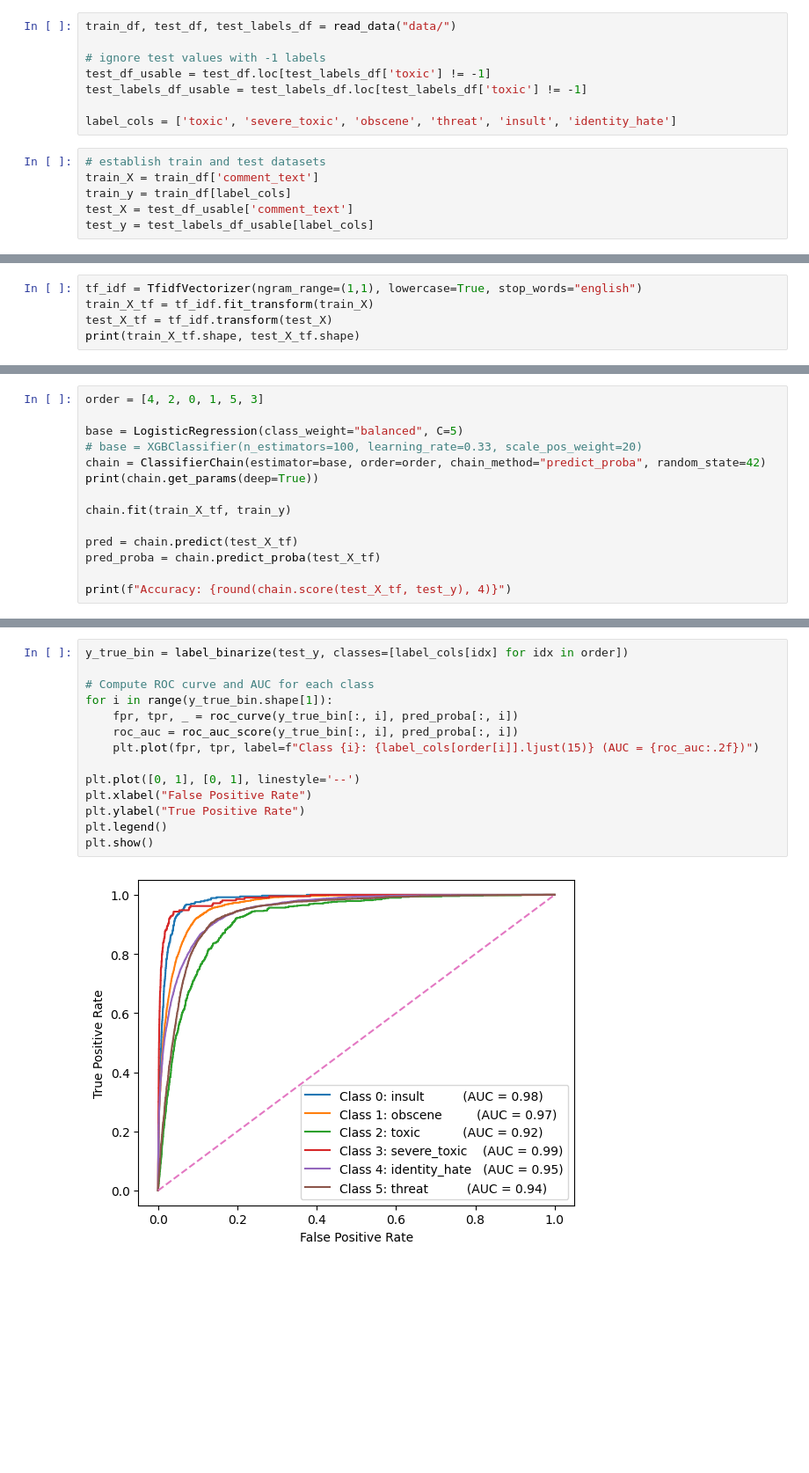
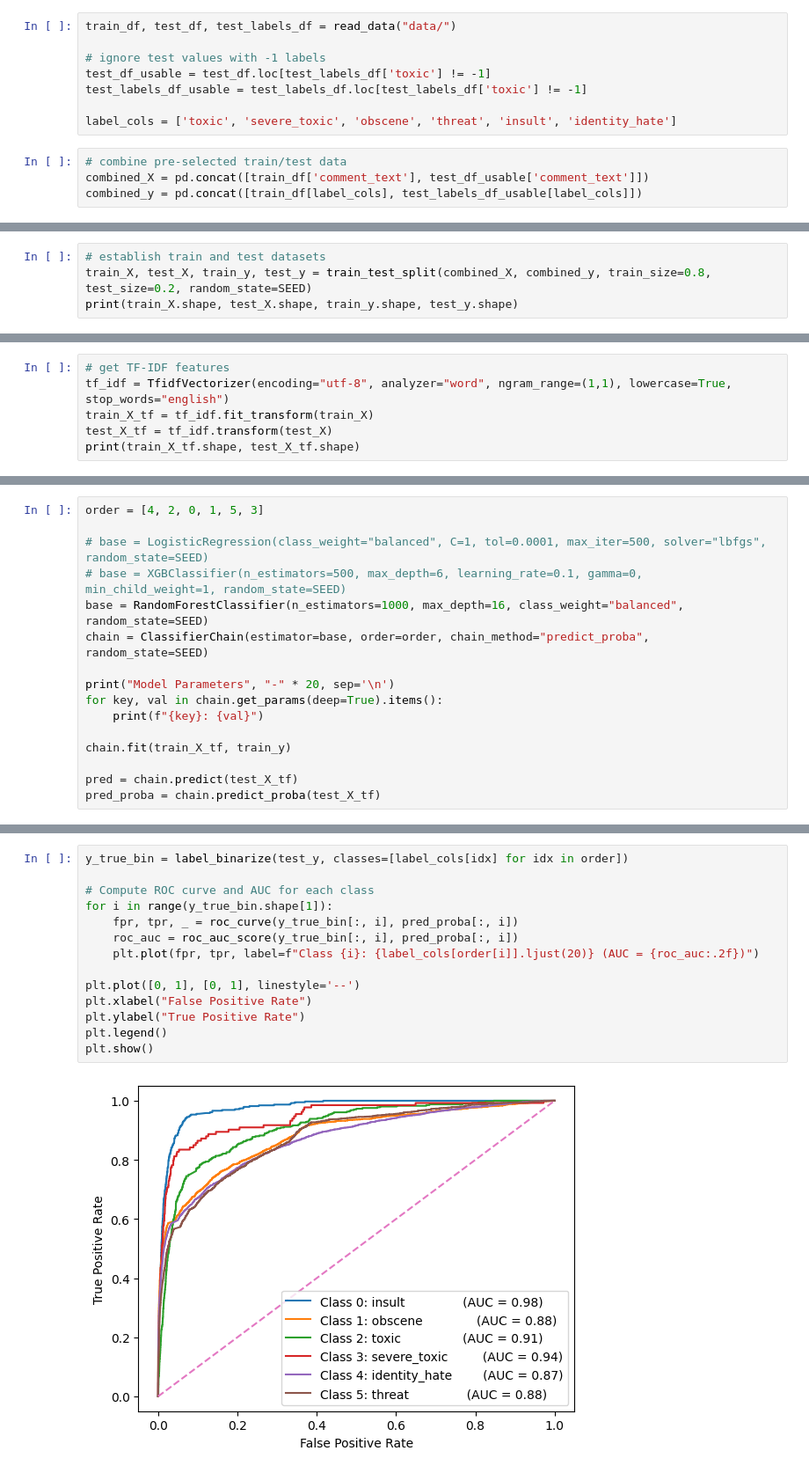
Before and after one commit to adv-11/ml-guardrails-project, a Jupyter notebook: output_guardrails/toxicity/evaluate_model.ipynb, the cells around one changed output, grey strips where cells are left out. Shown at 88% size. Saved outputs shown, nothing was run; the diff lists cells and outputs as text; blank space fills up the shorter version.

```diff
--- a/output_guardrails/toxicity/evaluate_model.ipynb
+++ b/output_guardrails/toxicity/evaluate_model.ipynb
@@ -17,8 +29,6 @@ test_labels_df_usable = test_labels_df.loc[test_labels_df['toxic'] != -1]
 
 label_cols = ['toxic', 'severe_toxic', 'obscene', 'threat', 'insult', 'identity_hate']
 # %%
-# establish train and test datasets
-train_X = train_df['comment_text']
-train_y = train_df[label_cols]
-test_X = test_df_usable['comment_text']
-test_y = test_labels_df_usable[label_cols]
+# combine pre-selected train/test data
+combined_X = pd.concat([train_df['comment_text'], test_df_usable['comment_text']])
+combined_y = pd.concat([train_df[label_cols], test_labels_df_usable[label_cols]])
@@ -33,0 +59,4 @@ Chain order: insult, obscene, toxic, severe_toxic, identity_hate, threat
+# %%
+# establish train and test datasets
+train_X, test_X, train_y, test_y = train_test_split(combined_X, combined_y, train_size=0.8, test_size=0.2, random_state=SEED)
+print(train_X.shape, test_X.shape, train_y.shape, test_y.shape)
@@ -34,5 +65,6 @@ Chain order: insult, obscene, toxic, severe_toxic, identity_hate, threat
 # %%
-tf_idf = TfidfVectorizer(ngram_range=(1,1), lowercase=True, stop_words="english")
+# get TF-IDF features
+tf_idf = TfidfVectorizer(encoding="utf-8", analyzer="word", ngram_range=(1,1), lowercase=True, stop_words="english")
 train_X_tf = tf_idf.fit_transform(train_X)
 test_X_tf = tf_idf.transform(test_X)
 print(train_X_tf.shape, test_X_tf.shape)
@@ -41,15 +78,17 @@ print(train_X_tf.shape, test_X_tf.shape)
 # %%
 order = [4, 2, 0, 1, 5, 3]
 
-base = LogisticRegression(class_weight="balanced", C=5)
-# base = XGBClassifier(n_estimators=100, learning_rate=0.33, scale_pos_weight=20)
-chain = ClassifierChain(estimator=base, order=order, chain_method="predict_proba", random_state=42)
-print(chain.get_params(deep=True))
+# base = LogisticRegression(class_weight="balanced", C=1, tol=0.0001, max_iter=500, solver="lbfgs", random_state=SEED)
+# base = XGBClassifier(n_estimators=500, max_depth=6, learning_rate=0.1, gamma=0, min_child_weight=1, random_state=SEED)
+base = RandomForestClassifier(n_estimators=1000, max_depth=16, class_weight="balanced", random_state=SEED)
+chain = ClassifierChain(estimator=base, order=order, chain_method="predict_proba", random_state=SEED)
+
+print("Model Parameters", "-" * 20, sep='\n')
+for key, val in chain.get_params(deep=True).items():
+    print(f"{key}: {val}")
 
 chain.fit(train_X_tf, train_y)
 
 pred = chain.predict(test_X_tf)
 pred_proba = chain.predict_proba(test_X_tf)
-
-print(f"Accuracy: {round(chain.score(test_X_tf, test_y), 4)}")
 # %% [output]
@@ -74,16 +132,16 @@ identity_hate       0.41      0.84      0.55      3427
 # %%
 y_true_bin = label_binarize(test_y, classes=[label_cols[idx] for idx in order])
 
 # Compute ROC curve and AUC for each class
 for i in range(y_true_bin.shape[1]):
     fpr, tpr, _ = roc_curve(y_true_bin[:, i], pred_proba[:, i])
     roc_auc = roc_auc_score(y_true_bin[:, i], pred_proba[:, i])
-    plt.plot(fpr, tpr, label=f"Class {i}: {label_cols[order[i]].ljust(15)} (AUC = {roc_auc:.2f})")
+    plt.plot(fpr, tpr, label=f"Class {i}: {label_cols[order[i]].ljust(20)} (AUC = {roc_auc:.2f})")
 
 plt.plot([0, 1], [0, 1], linestyle='--')
 plt.xlabel("False Positive Rate")
 plt.ylabel("True Positive Rate")
 plt.legend()
 plt.show()
 # %% [output]
-[figure, old version]
+[figure, new version]
```
Also changed, not shown: parts of 15 cells of this notebook, 2 other files.
